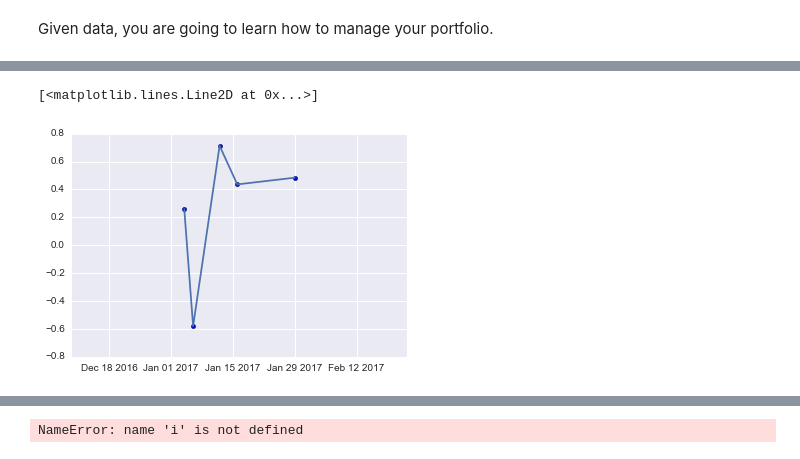
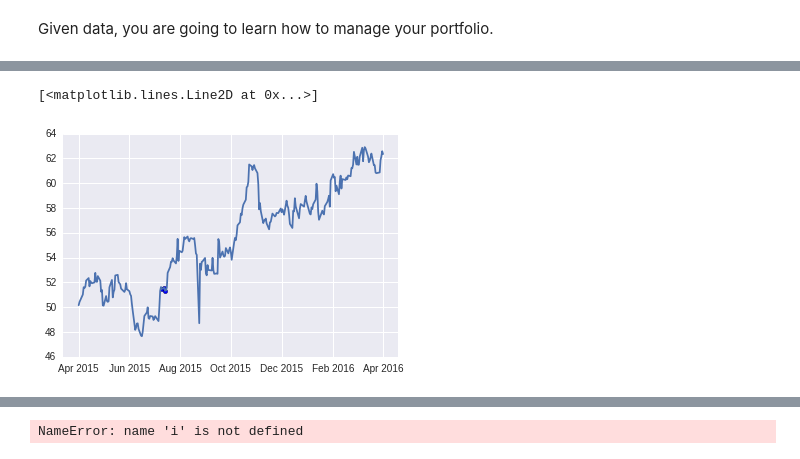
Before and after one commit to jjakimoto/DQN, a Jupyter notebook: Exit_Rule.ipynb, the cells around one changed output, grey strips where cells are left out. Saved outputs shown, nothing was run; the diff lists cells and outputs as text; code cells hidden in the pictures.

Commit message:
tested optimal exit rule

```diff
--- a/Exit_Rule.ipynb
+++ b/Exit_Rule.ipynb
@@ -68,10 +79,6 @@ class MultiDDPGConfig(object):
     n_hidden = 100
     n_batch = 32
     n_epochs = 10
-    n_feature = 5
+    n_feature = 32
     update_rate = 1e-1
     learning_rate = 1e-2
-# %%
-index = pd.date_range('23/10/2016', periods=100, freq='D')
-value = np.random.normal(0, 1, (len(index), n_stock))
-input_data = pd.DataFrame(value, index=index)
@@ -188,7 +199,6 @@ class DQN(object):
             history_length(int): input_length for each scale at CNN
             n_feature(int): the number of type of input
                 (e.g. the number of company to use at stock trading)
-            trade_stock_idx(int): trading stock index
             gam (float): discount factor
             n_history(int): the nubmer of history that will be used as input
             n_smooth, n_down(int): the number of smoothed and down sampling input at CNN
@@ -226,8 +236,8 @@ class DQN(object):
             self.build_model()
         print('finished building model!')
 
-    def train(self, input_data, noise_scale=2.0):
-        """training DDPG, where action is confined to integer space
+    def train(self, input_data):
+        """training DQN, where there are two actions, exit and stay
 
         Args:
             data (DataFrame): stock price for self.n_feature companies
@@ -245,29 +255,30 @@ class DQN(object):
 
         print ("training....")
         st = time.time()
-        # the number of poassed stocks for each company
-        # result for return value
+        # list to keep stock price and time when exit is better choice
         values = []
         dates = []
         for i in range(self.n_stock):
             values.append([])
             dates.append([])
-        # keep half an year data
-        memory = SequentialMemory(360)
+        # keep about one year data
+        memory = SequentialMemory(300)
         for t in range(T):
             price = stock_data[t]
+            # only when you exit, you recieve stock price as reward
             reward = np.concatenate((np.reshape(stock_data[t], (self.n_stock, 1)), np.zeros((self.n_stock, 1))), axis=-1)
             memory.append(price, reward)
-            # until having enough data, just do nothing
+            # wait until having enough data
             if t <= self.n_history + self.n_batch:
                 continue
             # to stabilize batch normalization, use other samples for prediction
             pred_state = memory.sample_state(self.n_batch, self.n_history)
-            # update network
+            # 0:exit, 1:stay
             action_value = self.sess.run(self.action,
                                       feed_dict={self.state: pred_state,
                                                 K.learning_phase(): 0})[-1]
-            # add return value when exit value is better
+            print('action_value:', action_value)
+            # keep value when exit value is better
             for i in range(self.n_stock):
                 if action_value[i] == 0:
                     values[i].append(price[i])
@@ -460,7 +451,7 @@ n_stock = 10
 
 class MultiDDPGConfig(object):
     activation = 'relu'
-    gamma = 0.99
+    gamma = 1.0
     history_length = 6
     n_stock = n_stock
     n_smooth = 5
@@ -468,10 +459,10 @@ class MultiDDPGConfig(object):
     k_w = 3
     n_hidden = 100
     n_batch = 32
-    n_epochs = 10
-    n_feature = 5
+    n_epochs = 100
+    n_feature = 32
     update_rate = 1e-1
-    learning_rate = 1e-2
+    learning_rate = 1e-3
 # %%
 # from model import DDPG
 import warnings
@@ -502,8 +493,10 @@ elapsed time 46.54789900779724
 finished training
 finished!
 # %%
-plt.scatter(values[0].index, values[0].values)
-plt.plot(values[0])
+i = 9
+
+plt.scatter(values[i].index, values[i].values)
+plt.plot(input_tilde.index, input_tilde.values[:, i])
 # %% [output]
 [<matplotlib.lines.Line2D at 0x...>]
-[figure, old version]
+[figure, new version]
```
Also changed, not shown: parts of 16 cells of this notebook, 1 other file.
